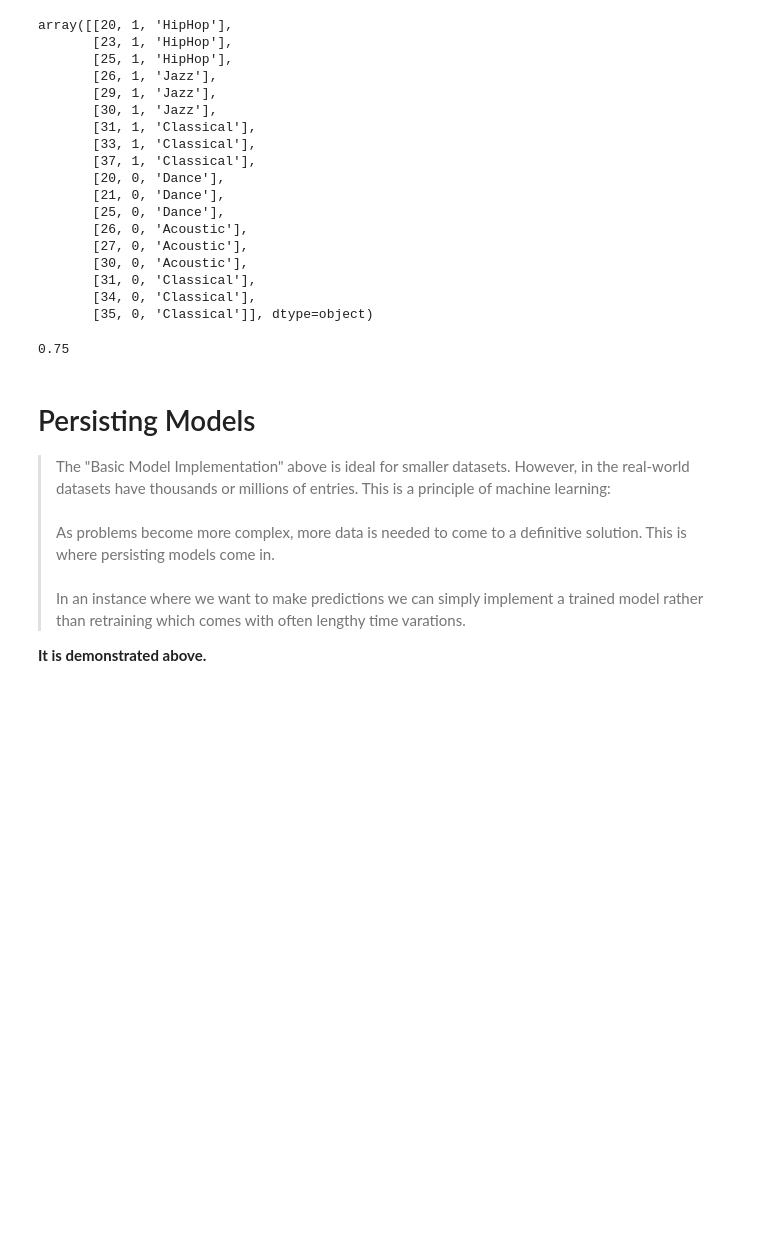
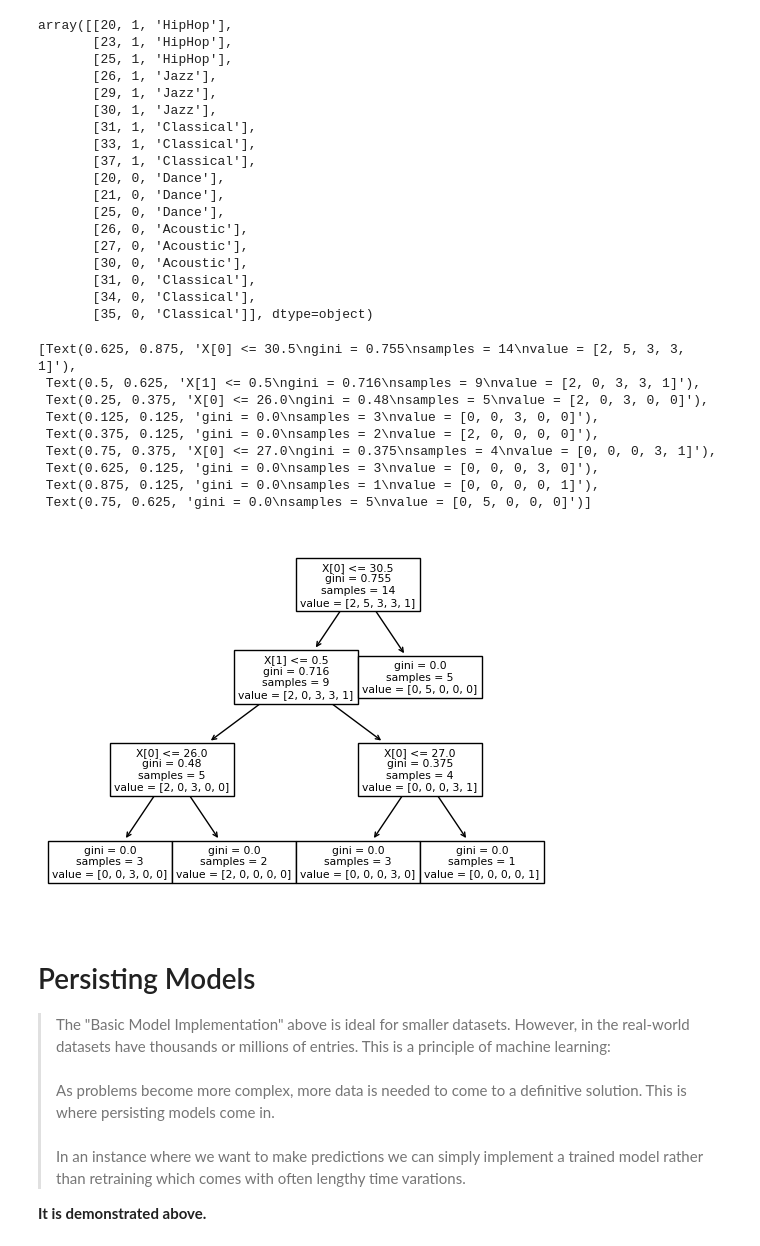
Before and after one commit to kiran-0001/ML_Exploration, a Jupyter notebook: ML_Exploration.ipynb, the cells around one changed output. Drawn from its saved outputs; the diff is of its cells as text; code cells hidden in the pictures; blank space fills up the shorter version.

Commit message:
tree visualizer

```diff
--- a/ML_Exploration.ipynb
+++ b/ML_Exploration.ipynb
@@ -133,37 +143,51 @@ X_train, X_test, y_train, y_test = train_test_split(X, y, test_size = 0.2)
 
 # new instance of class
 model = DecisionTreeClassifier()
 
 # learn patterns from data (input, output)
 model.fit(X_train.values, y_train)
 
 # ––––––––––
+# visualize decision tree
+sklearn.tree.plot_tree(model)
+
+
+# ––––––––––
 
 # persisting model implementation
 
 # store trained model
 # joblib.dump(model, "music-rec.joblib")
 
 # call stored model
 # model = joblib.load(model, "music-rec.joblib")
 
 # ––––––––––
 
 # prediction query
 
 # .predict takes in parameters to return an output
 # here one thing we ask is to predict "[21,1]"; As per our initial dataset this alludes to a 21(21) year old male(1)
 # predictions = model.predict([ [21,1],[22,1] ])
 # predictions
 
 # ––––––––––
 
 # accuracy score
-predictions = model.predict(X_test.values)
-score = accuracy_score(y_test, predictions)
-score
+# predictions = model.predict(X_test.values)
+# score = accuracy_score(y_test, predictions)
+# score
 # %% [output]
-0.75
+[Text(0.625, 0.875, 'X[0] <= 30.5\ngini = 0.755\nsamples = 14\nvalue = [2, 5, 3, 3, 1]'),
+ Text(0.5, 0.625, 'X[1] <= 0.5\ngini = 0.716\nsamples = 9\nvalue = [2, 0, 3, 3, 1]'),
+ Text(0.25, 0.375, 'X[0] <= 26.0\ngini = 0.48\nsamples = 5\nvalue = [2, 0, 3, 0, 0]'),
+ Text(0.125, 0.125, 'gini = 0.0\nsamples = 3\nvalue = [0, 0, 3, 0, 0]'),
+ Text(0.375, 0.125, 'gini = 0.0\nsamples = 2\nvalue = [2, 0, 0, 0, 0]'),
+ Text(0.75, 0.375, 'X[0] <= 27.0\ngini = 0.375\nsamples = 4\nvalue = [0, 0, 0, 3, 1]'),
+ Text(0.625, 0.125, 'gini = 0.0\nsamples = 3\nvalue = [0, 0, 0, 3, 0]'),
+ Text(0.875, 0.125, 'gini = 0.0\nsamples = 1\nvalue = [0, 0, 0, 0, 1]'),
+ Text(0.75, 0.625, 'gini = 0.0\nsamples = 5\nvalue = [0, 5, 0, 0, 0]')]
+[figure, added]
 # %% [markdown]
 # Persisting Models
 > The "Basic Model Implementation" above is ideal for smaller datasets. However, in the real-world datasets have thousands or millions of entries. This is a principle of machine learning:
```
Also changed, not shown: parts of 2 cells of this notebook.
